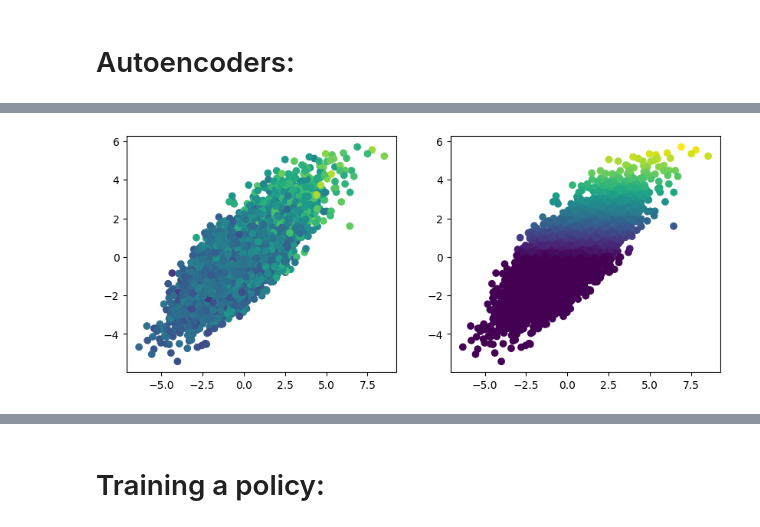
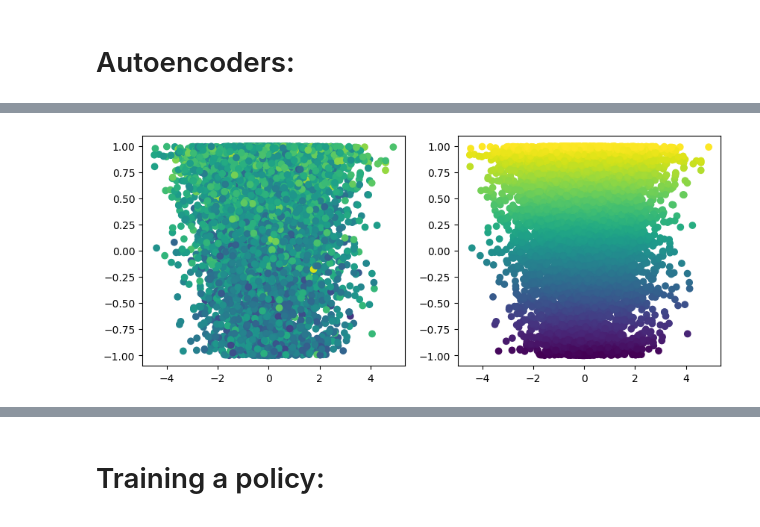
Before and after one commit to TheSun00000/fre_experiments, a Jupyter notebook: SF_TD3.ipynb, the cells around one changed output, grey strips where cells are left out. Cells and saved outputs as stored; diff of their text form; code cells hidden in the pictures.

Commit message:
Add quadruped

```diff
--- a/SF_TD3.ipynb
+++ b/SF_TD3.ipynb
@@ -60,2 +227,2 @@ def add_largest_maze_walls(ax):
 # %%
-ENV_NAME = 'cheetah' # cheetah | walker | antmaze
+ENV_NAME = 'quadruped' # cheetah | walker | antmaze | plusmaze | quadruped
@@ -739,7 +1132,7 @@ elif SF_METHOD == 'lra_sf':
 sf_agent = SuccessorFeatures(
     f_input_dim=f_input_dim, f_output_dim=f_output_dim,
     g_input_dim=g_input_dim, g_output_dim=g_output_dim,
-    hidden_dim=526
+    hidden_dim=1024
 ).to(device)
 # sf_agent.load_state_dict(torch.load('models/sf_lra_sf.pth'))
 
@@ -747,10 +1140,10 @@ discount = 0.99
 
 losses = []
 # %%
-d = torch.load('shared_models/fb_agent_cheetah.pth')
-new_d = {}
-for layer in d:
-    if "backward_net." in layer:
-        new_layer = '.'.join(layer.split('.')[-2:])
-        new_d[new_layer] = d[layer]
-sf_agent.g.load_state_dict(new_d)
+# d = torch.load('shared_models/fb_agent_cheetah.pth')
+# new_d = {}
+# for layer in d:
+#     if "backward_net." in layer:
+#         new_layer = '.'.join(layer.split('.')[-2:])
+#         new_d[new_layer] = d[layer]
+# sf_agent.g.load_state_dict(new_d)
@@ -793,9 +1218,2 @@ KeyboardInterrupt:
 # %%
 # torch.save(sf_agent.state_dict(), f'shared_models/sf_models/{SF_METHOD}.pth')
-# %%
-obs, action, next_obs, _, _ = get_iql_training_data(dataset, batch_size=1024)
-with torch.no_grad():
-    z = sf_agent.g(obs)
-    z = F.normalize(z, dim=0)
-
-plt.imshow((z.T @ z).cpu())
@@ -805,7 +1220,7 @@ plt.imshow((z.T @ z).cpu())
 # %%
 nb_eval_samples = 10000
 eval_obs, _, _, _, eval_aux = get_iql_training_data(dataset, batch_size=nb_eval_samples)
-benchmark_id = 3
+benchmark_id = 0
 benchmark_reward_function, _, benchmark_param = benchmarks[benchmark_id]
 if ENV_NAME == 'antmaze':
     eval_reward = benchmark_reward_function(eval_obs.cpu(), benchmark_param).to(device).float()
@@ -824,32 +1239,38 @@ with torch.no_grad():
 nb_eval_samples = 10000
 eval_obs, _, _, _, eval_aux = get_iql_training_data(dataset, batch_size=nb_eval_samples)
 if ENV_NAME == 'antmaze':
     eval_reward = benchmark_reward_function(eval_obs.cpu(), benchmark_param).cpu().float()
 else:
     eval_reward = benchmark_reward_function(eval_aux, benchmark_param).cpu().float()
 
 
 with torch.no_grad():
     # Compute latent variable z:
 
     expectation_obs = eval_obs
     exp_B = sf_agent.g(expectation_obs)
     exp_B = F.normalize(exp_B, dim=0)
     C = (exp_B.T @ exp_B)
     inv_C = torch.inverse(C)
     B = sf_agent.g(eval_obs)
     pred_reward = ((B @ inv_C) @ z.unsqueeze(-1)).flatten().cpu()
 
 
 
 fig, axs = plt.subplots(1, 2, figsize=(10, 4))
 if ENV_NAME == 'antmaze':
     axs[0].scatter(eval_obs[:, 0].cpu(), eval_obs[:, 1].cpu(), c=pred_reward)
     axs[1].scatter(eval_obs[:, 0].cpu(), eval_obs[:, 1].cpu(), c=eval_reward)
     add_largest_maze_walls(axs[0])
     add_largest_maze_walls(axs[1])
-else:
+elif ENV_NAME == 'plusmaze':
+    axs[0].scatter(eval_obs[:, 0].cpu(), eval_obs[:, 1].cpu(), c=pred_reward)
+    axs[1].scatter(eval_obs[:, 0].cpu(), eval_obs[:, 1].cpu(), c=eval_reward)
+elif ENV_NAME == 'cheetah':
     axs[0].scatter(eval_obs[:, 8].cpu(), eval_aux[:, 0].cpu(), c=pred_reward)
     axs[1].scatter(eval_obs[:, 8].cpu(), eval_aux[:, 0].cpu(), c=eval_reward)
+elif ENV_NAME == 'quadruped':
+    axs[0].scatter(eval_aux[:, 0].cpu(), eval_aux[:, 3].cpu(), c=pred_reward)
+    axs[1].scatter(eval_aux[:, 0].cpu(), eval_aux[:, 3].cpu(), c=eval_reward)
 # %% [output]
-[figure, old version]
+[figure, new version]
```
Also changed, not shown: parts of 23 cells of this notebook, 3 other files.
